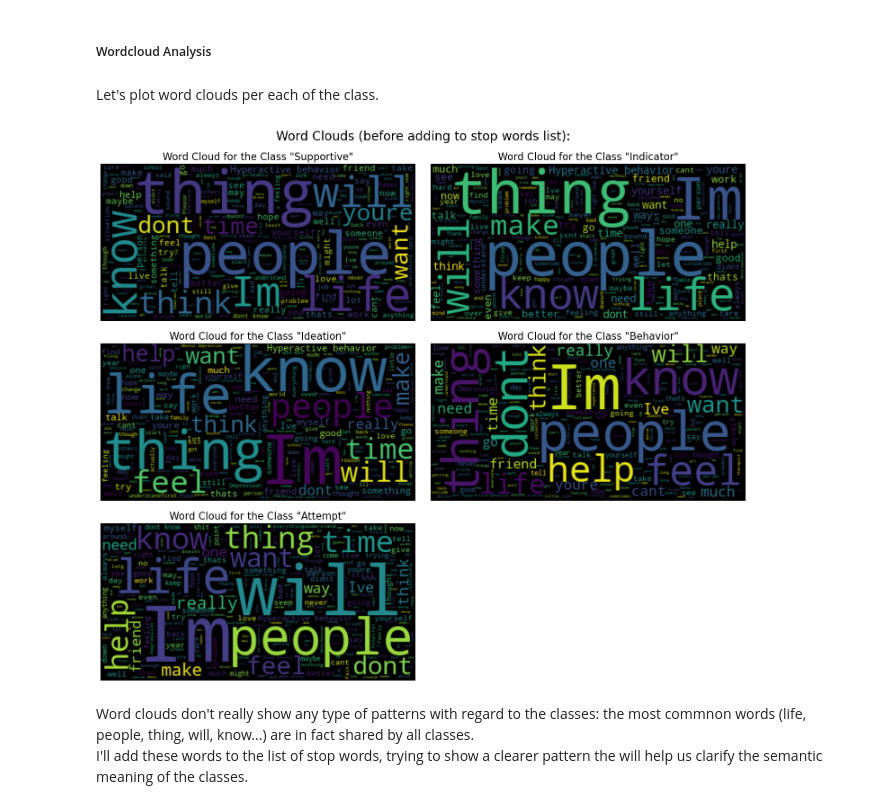
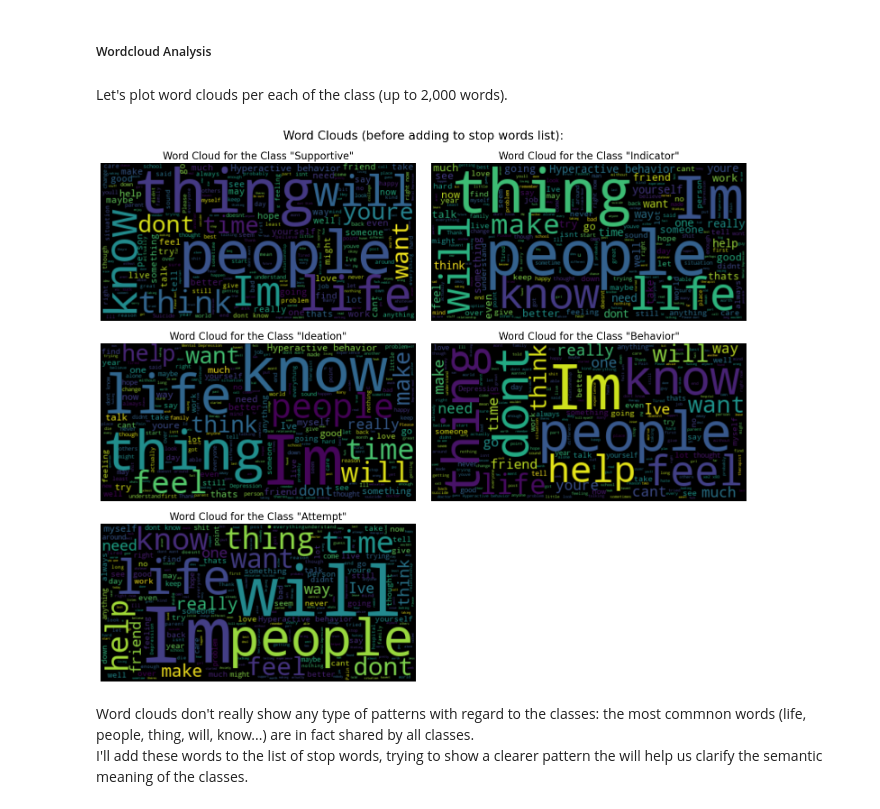
Before and after one commit to SebastianoDenegri/Targeted_Suicide_Intervention, a Jupyter notebook: Reddit_Users_Classification.ipynb, the cells around one changed output. Saved outputs shown, nothing was run; the diff lists cells and outputs as text; code cells hidden in the pictures.

```diff
--- a/Reddit_Users_Classification.ipynb
+++ b/Reddit_Users_Classification.ipynb
@@ -333,28 +475,28 @@ plt.show()
 STOPWORDS = STOPWORDS - set(["can't",'cannot', 'down', "mustn't", 'myself', 'no', 'ourselves', 'over', 'own', 'yourself'])
 sw = STOPWORDS
 # %% [markdown]
-Let's plot word clouds per each of the class.
+Let's plot word clouds per each of the class (up to 2,000 words).
 # %%
 class_list = ['Supportive', 'Indicator', 'Ideation', 'Behavior', 'Attempt']
 i=0
 wc = WordCloud(background_color = 'black', max_words = 2000, stopwords = sw, random_state=96)
 
 fig = plt.figure(figsize=(15,21))
 for l in class_list:
     i+=1
     post = data[data['Label'] == l]['Post']
     txt = ' '.join(post)
     wc.generate(txt)
     plt.subplot(5, 2, i)
     plt.imshow(wc, interpolation="bilinear")
     plt.axis("off")
     plt.title('Word Cloud for the Class "{}"'.format(l), fontsize=16)
 
-plt.suptitle('Word Clouds (before adding to stop words list):', fontsize=20)
+plt.suptitle('Word Clouds (before adding to stop words list):', fontsize=19)
 plt.tight_layout(pad=2.4)
 plt.show()
 # %% [output]
-[figure, old version]
+[figure, new version]
 # %% [markdown]
 Word clouds don't really show any type of patterns with regard to the classes: the most commnon words (life, people, thing, will, know...) are in fact shared by all classes.
 I'll add these words to the list of stop words, trying to show a clearer pattern the will help us clarify the semantic meaning of the classes.
```
Also changed, not shown: parts of 44 cells of this notebook, 1 other file.
